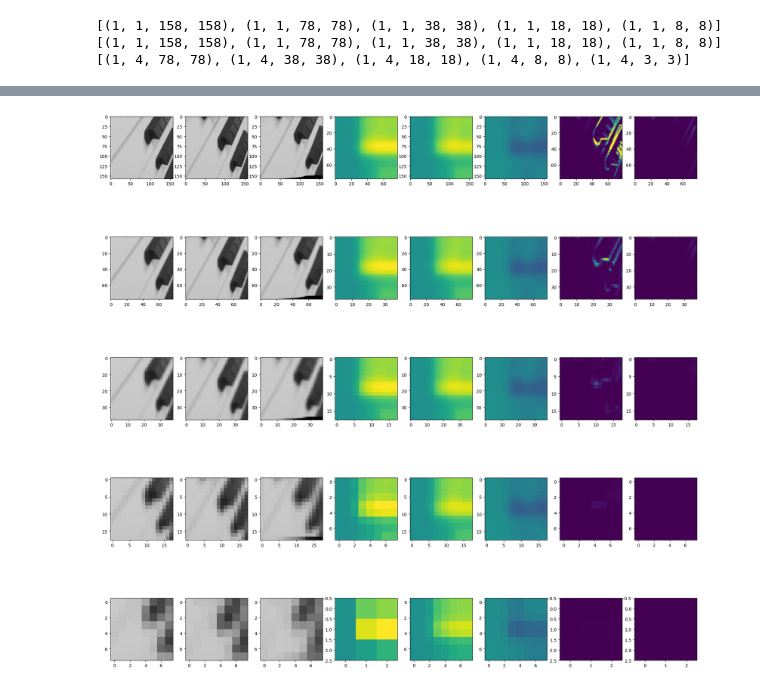
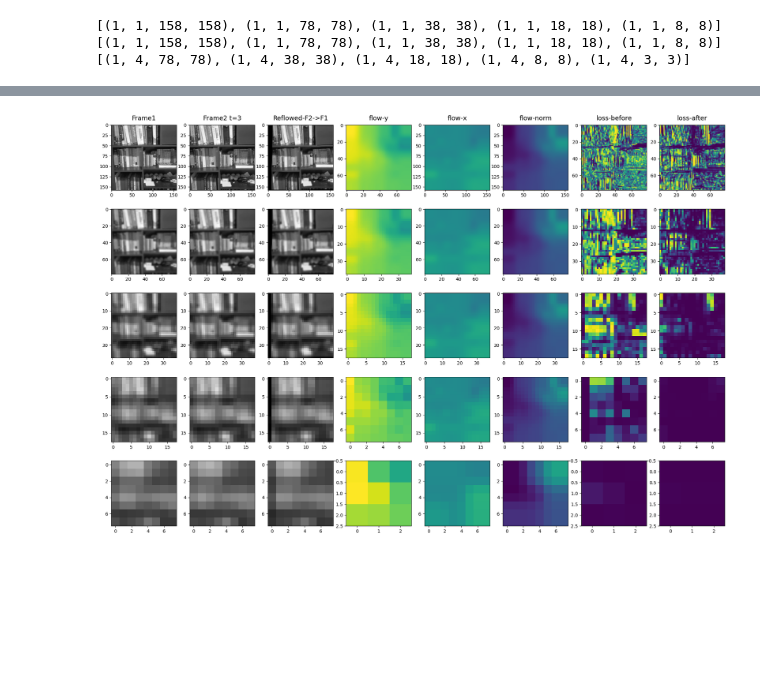
Before and after one commit to rdarder/depth, a Jupyter notebook: experiments/grad.py.ipynb, the cells around one changed output, grey strips where cells are left out. Saved outputs shown, nothing was run; the diff lists cells and outputs as text; code cells hidden in the pictures; blank space fills up the shorter version.

```diff
--- a/experiments/grad.py.ipynb
+++ b/experiments/grad.py.ipynb
@@ -100,8 +100,10 @@ def build_image_pyramid(img: jax.Array, levels: int) -> Sequence[jax.Array]:
 # k2 = jnp.outer(kernel,kernel)
 # k2 / jnp.sum(k2)
 # %%
-f1 = load_frame(Path('./datasets/frames/desk/frame_000240.png'), 158)
-f2 = load_frame(Path('./datasets/frames/desk/frame_000245.png'), 158)
+import os
+
+f1 = load_frame(Path('../datasets/frames/bookshelf/frame_000050.jpg'), 158)
+f2 = load_frame(Path('../datasets/frames/bookshelf/frame_000053.jpg'), 158)
 f1_pyramid = build_image_pyramid(f1, 4)
 f2_pyramid = build_image_pyramid(f2, 4)
 [img.shape for img in f1_pyramid]
@@ -145,18 +147,20 @@ def normalized_cross_correlation(patch1, patch2, epsilon=1e-6) -> jax.Array:
     patch1_centered = patch1 - mean1
     patch2_centered = patch2 - mean2
     numerator = jnp.sum(patch1_centered * patch2_centered, axis=(1, 2))
-    denominator1 = jnp.sqrt(jnp.sum(patch1_centered ** 2, axis=(1, 2)))
-    denominator2 = jnp.sqrt(jnp.sum(patch2_centered ** 2, axis=(1, 2)))
-    denominator = (denominator1 * denominator2) + epsilon
+    denominator1 = jnp.sqrt(jnp.sum(patch1_centered ** 2, axis=(1, 2)) + epsilon)
+    denominator2 = jnp.sqrt(jnp.sum(patch2_centered ** 2, axis=(1, 2)) + epsilon)
+    denominator = (denominator1 * denominator2)
     ncc_value = numerator / denominator
     inverted_ncc = 1 - ncc_value
     normalized_ncc = inverted_ncc / 2.0
     return jnp.clip(normalized_ncc, 0, 1)
 
+
 def patch_difference(patch1: jax.Array, patch2: jax.Array, epsilon=1e-6) -> jax.Array:
-    C, H, W = patch1.shape
-    pixel_sad = jnp.sum((patch1 - patch2)**2) / (C * H * W)
-    return pixel_sad
+    return normalized_cross_correlation(patch1, patch2, epsilon)
+    # C, H, W = patch1.shape
+    # pixel_sad = jnp.sum((patch1 - patch2)**2) / (C * H * W)
+    # return pixel_sad
 
 
 sample_patch = jax.random.normal(jax.random.key(1), (2, 3, 3))
@@ -313,7 +317,7 @@ patch_grid_flow_loss_with_grad(sample_patch_grid, altered_patch_grid, sample_flo
           [ 0.     ,  0.     ,  0.     ,  0.     ],
           [ 0.     ,  0.     ,  0.     ,  0.     ]]]], dtype=float32))
 # %%
-# @jax.jit
+@jax.jit
 def estimate_flow_grid(patches1: jax.Array, patches2: jax.Array, priors: jax.Array) -> jax.Array:
     B, C, PY, PX, PH, PW = patches1.shape
     for i in range(10):
@@ -322,7 +326,7 @@ def estimate_flow_grid(patches1: jax.Array, patches2: jax.Array, priors: jax.Arr
             patches2,
             priors,
         )
-        priors -= jnp.clip(grad0 / (10 * loss0 + 1e-6), -1, 0.1)
+        priors -= jnp.clip(grad0 / (10 * loss0 + 1e-6), -0.1, 0.1)
     return priors
 
 
@@ -452,7 +456,7 @@ def upscale_flow_2n_plus_2(flow: jax.Array, rescale_values: bool = True) -> jax.
     extended_padded_upscaled_flow = jnp.pad(
         extended_upscaled_flow, ((0, 0), (0, 0), (2, 2), (2, 2)), mode='edge'
     )
-    kernel = jnp.array([[[0.3, 1, 0.3]]]).astype(jnp.float32)
+    kernel = jnp.array([[[0.4, 1, 0.4]]]).astype(jnp.float32)
     kernel = kernel / jnp.sum(kernel)
     smooth_upscaled_flow = reduce_images_separable_convolution(
         extended_padded_upscaled_flow, kernel, stride=1
@@ -700,31 +704,35 @@ print(flows[-1])
 # %%
-fig, axs = plt.subplots(len(flows), 8, figsize=(24, 24))
+fig, axs = plt.subplots(len(flows), 8, figsize=(24, 16))
+column_titles = ['Frame1', 'Frame2 t=3', 'Reflowed-F2->F1', 'flow-y','flow-x', 'flow-norm',
+                 'loss-before', 'loss-after']
+for i, ax in enumerate(axs[0]):
+    ax.set_title(column_titles[i], fontsize=14, pad=10) # Set title for top subplot in column
 
 M_loss = max(
-    [jnp.max(flow_with_loss[:,2:]) for flow_with_loss in flows[1:]]
+    [jnp.max(flow_with_loss[:, 2:]) for flow_with_loss in flows[1:]]
 )
 m_loss = min(
-    [jnp.min(flow_with_loss[:,2:]) for flow_with_loss in flows[1:]]
+    [jnp.min(flow_with_loss[:, 2:]) for flow_with_loss in flows[1:]]
 )
 
 for img1, img2, flow_with_loss, ax in zip(f1_pyramid, f2_pyramid, flows, axs):
-    flow_norm = jnp.linalg.norm(flow_with_loss[:,:2], ord=2, axis=1)
+    flow_norm = jnp.linalg.norm(flow_with_loss[:, :2], ord=2, axis=1)
     M = jnp.max(flow_norm)
     m = -M
     ax[0].imshow(img1[0, 0], cmap='gray', vmin=0, vmax=1)
     ax[1].imshow(img2[0, 0], cmap='gray', vmin=0, vmax=1)
     upscaled_flow = upscale_flow_2n_plus_2(flow_with_loss[:,:2], rescale_values=False)
     flowed_img2 = apply_flow_entire_image(img2, upscaled_flow)
     ax[2].imshow(flowed_img2, cmap='gray', vmin=0, vmax=1)
     ax[3].imshow(flow_norm[0, :, :], cmap='viridis', vmin=m, vmax=M)
     ax[4].imshow(upscaled_flow[0, 0, :, :], cmap='viridis', vmin=m, vmax=M)
     ax[5].imshow(upscaled_flow[0, 1, :, :], cmap='viridis', vmin=m, vmax=M)
     ax[6].imshow(flow_with_loss[0, 2, :, :], cmap='viridis', vmax=M_loss, vmin=m_loss)
     ax[7].imshow(flow_with_loss[0, 3, :, :], cmap='viridis', vmax=M_loss, vmin=m_loss)
     # fig.colorbar(right, ax=ax)
 #
 # %% [output]
-[figure, old version]
+[figure, new version]
 # %%
 
 
```
Also changed, not shown: parts of 19 cells of this notebook, 11 other files.
